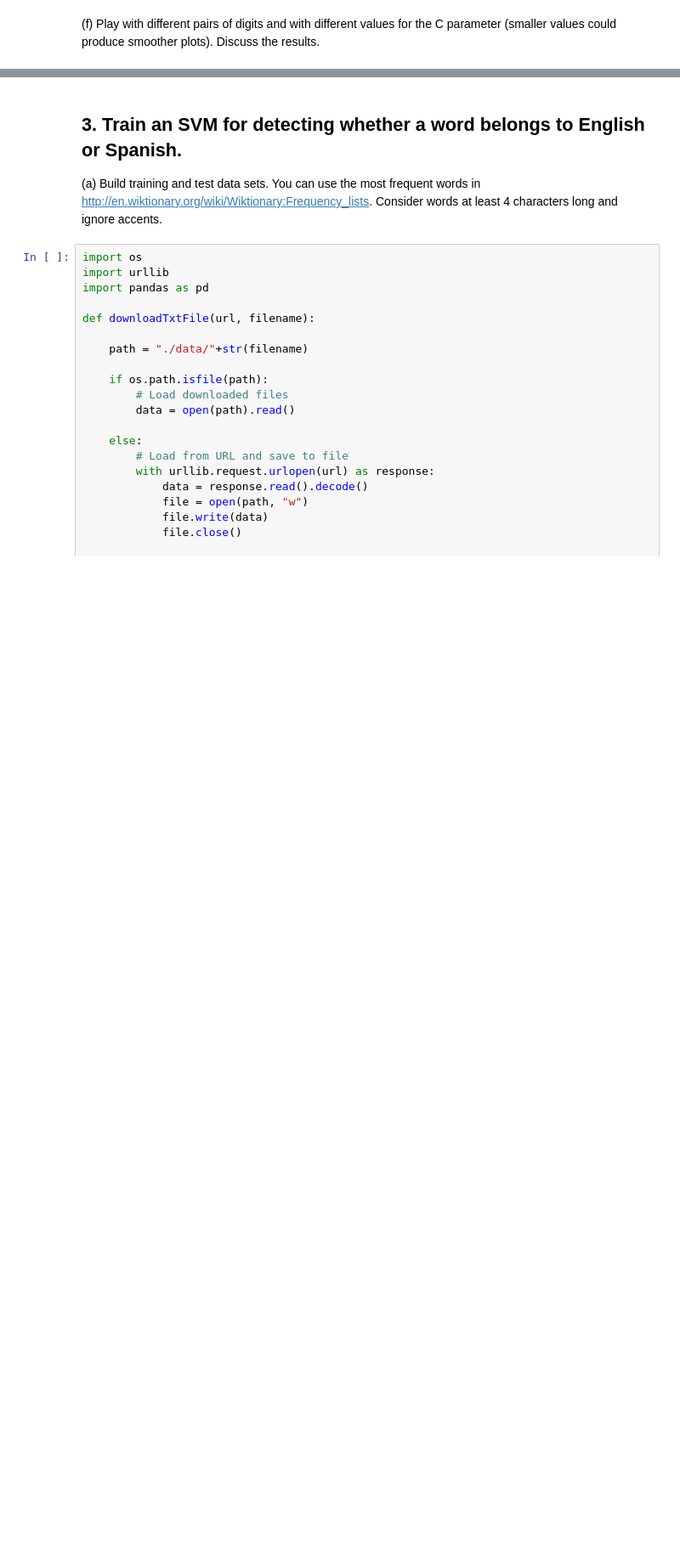
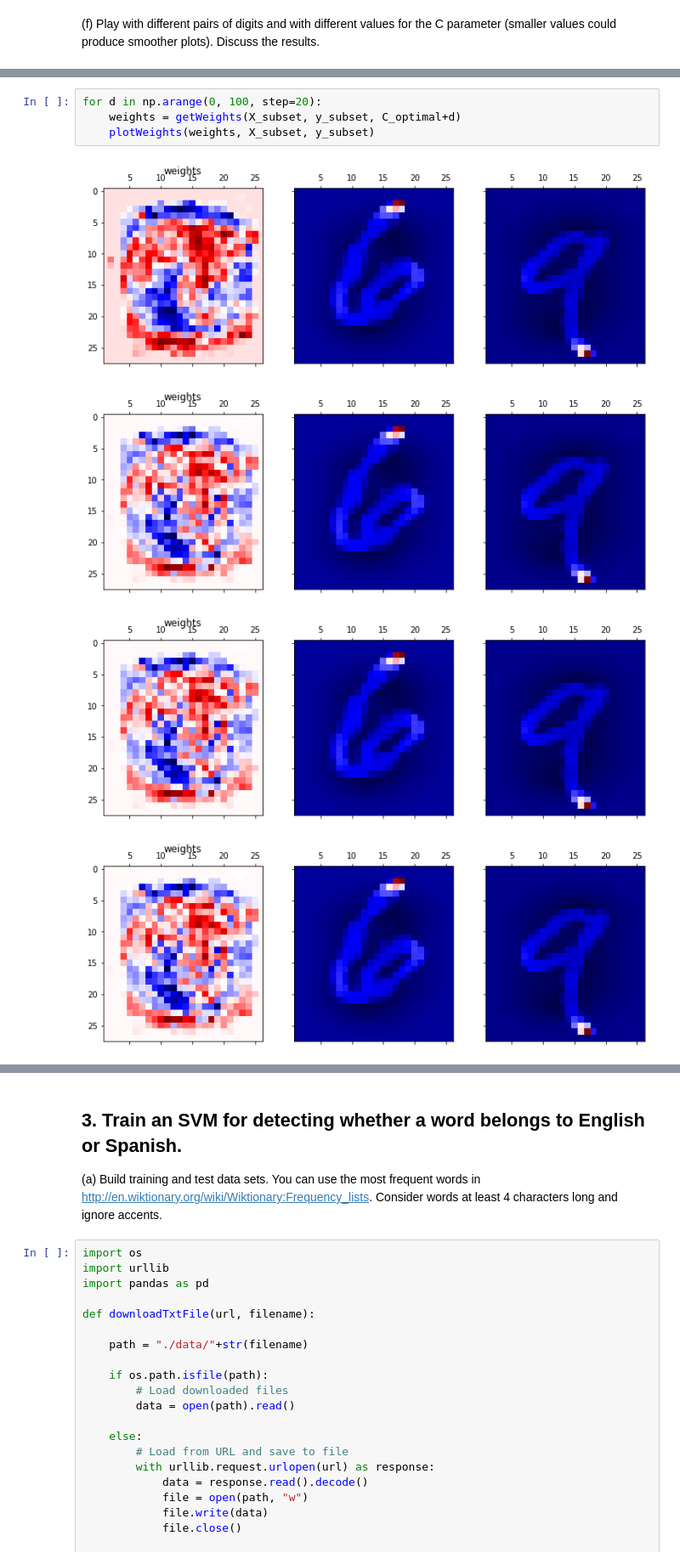
Before and after one commit to ingJSNA/machineLearning2018, a Jupyter notebook: ml-assign3-jsnavarroa.ipynb, the cells around one changed output, grey strips where cells are left out. Shown at 85% size. Saved outputs shown, nothing was run; the diff lists cells and outputs as text; blank space fills up the shorter version.

```diff
--- a/ml-assign3-jsnavarroa.ipynb
+++ b/ml-assign3-jsnavarroa.ipynb
@@ -162,0 +218,9 @@ values could produce smoother plots). Discuss the results.
+# %%
+for d in np.arange(0, 100, step=20):
+    weights = getWeights(X_subset, y_subset, C_optimal+d)
+    plotWeights(weights, X_subset, y_subset)
+# %% [output]
+[figure, added]
+[figure, added]
+[figure, added]
+[figure, added]
```
Also changed, not shown: parts of 6 cells of this notebook.
